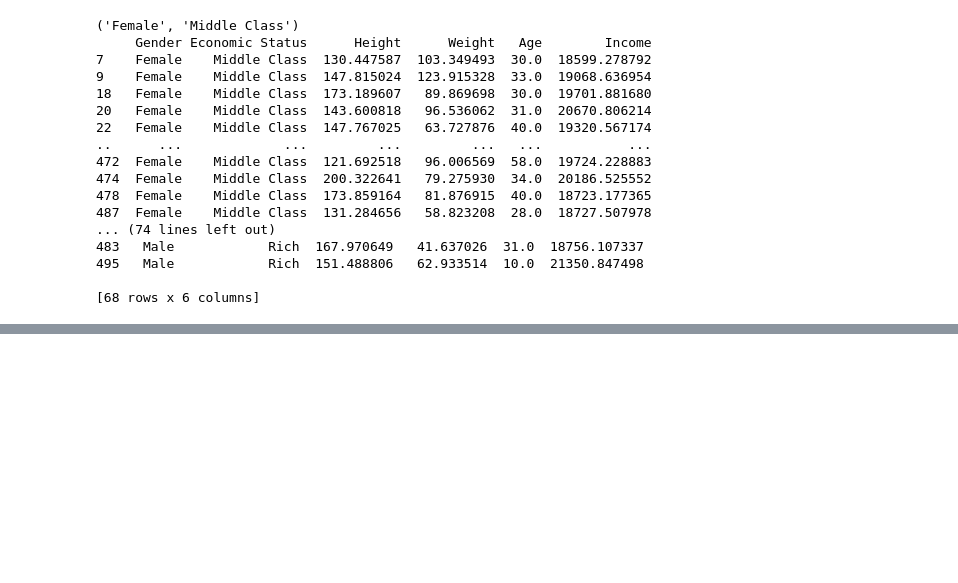
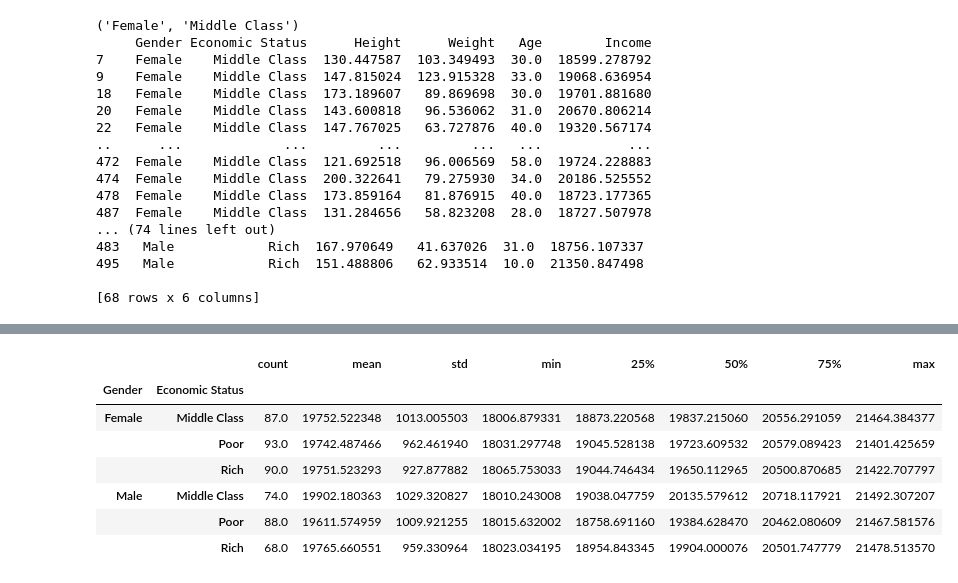
Before and after one commit to santiagoprado12/cursoMLpython, a Jupyter notebook: Agrupacion_de_datos.ipynb, the cells around one changed output, grey strips where cells are left out. Cells and saved outputs as stored; diff of their text form; code cells hidden in the pictures; blank space fills up the shorter version.

```diff
--- a/Agrupacion_de_datos.ipynb
+++ b/Agrupacion_de_datos.ipynb
@@ -143,0 +181,13 @@ for names,groups in double_group:
+# %%
+grouped_income=double_group["Income"]
+# %%
+grouped_income.describe()
+# %% [output]
+|  |  | count | mean | std | min | 25% | 50% | 75% | max |
+| Gender | Economic Status |  |  |  |  |  |  |  |  |
+| Female | Middle Class | 87.0 | 19752.522348 | 1013.005503 | 18006.879331 | 18873.220568 | 19837.215060 | 20556.291059 | 21464.384377 |
+|  | Poor | 93.0 | 19742.487466 | 962.461940 | 18031.297748 | 19045.528138 | 19723.609532 | 20579.089423 | 21401.425659 |
+|  | Rich | 90.0 | 19751.523293 | 927.877882 | 18065.753033 | 19044.746434 | 19650.112965 | 20500.870685 | 21422.707797 |
+| Male | Middle Class | 74.0 | 19902.180363 | 1029.320827 | 18010.243008 | 19038.047759 | 20135.579612 | 20718.117921 | 21492.307207 |
+|  | Poor | 88.0 | 19611.574959 | 1009.921255 | 18015.632002 | 18758.691160 | 19384.628470 | 20462.080609 | 21467.581576 |
+|  | Rich | 68.0 | 19765.660551 | 959.330964 | 18023.034195 | 18954.843345 | 19904.000076 | 20501.747779 | 21478.513570 |
```
Also changed, not shown: parts of 26 cells of this notebook.
